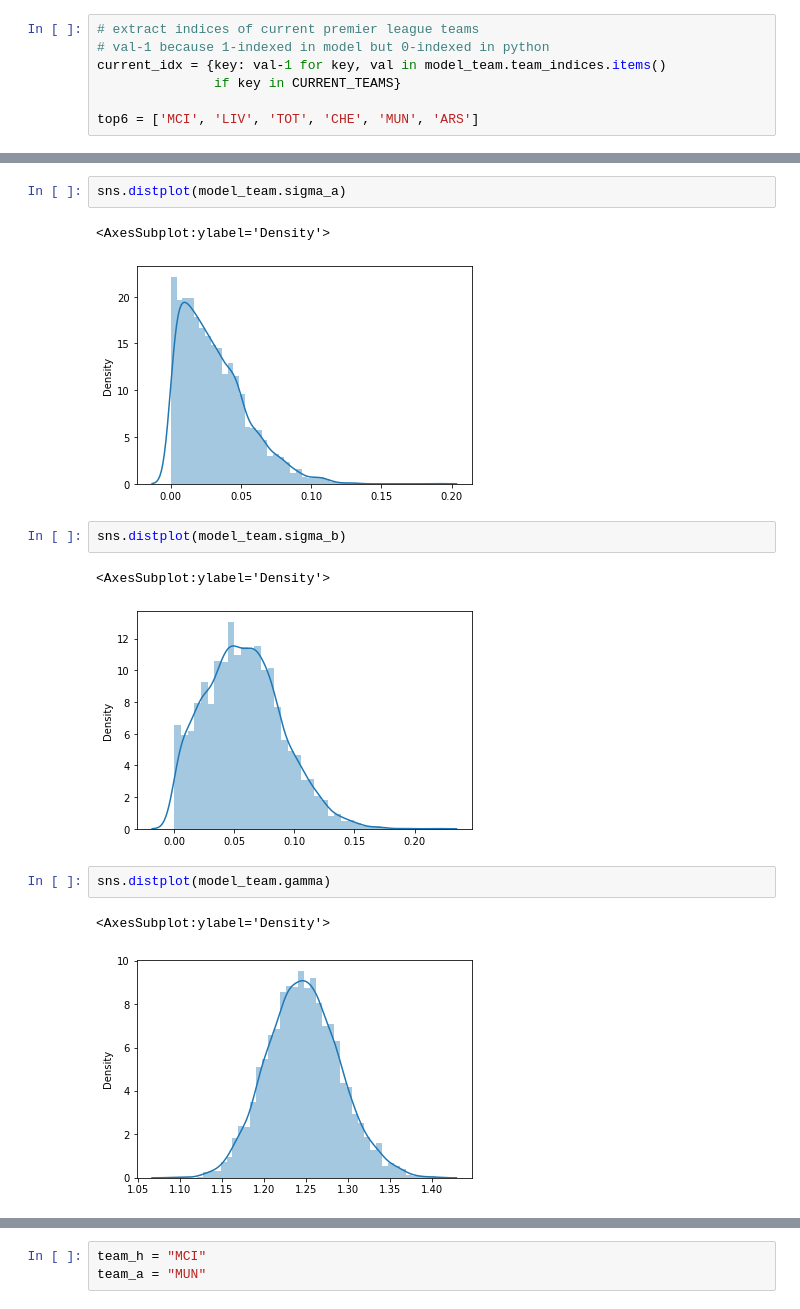
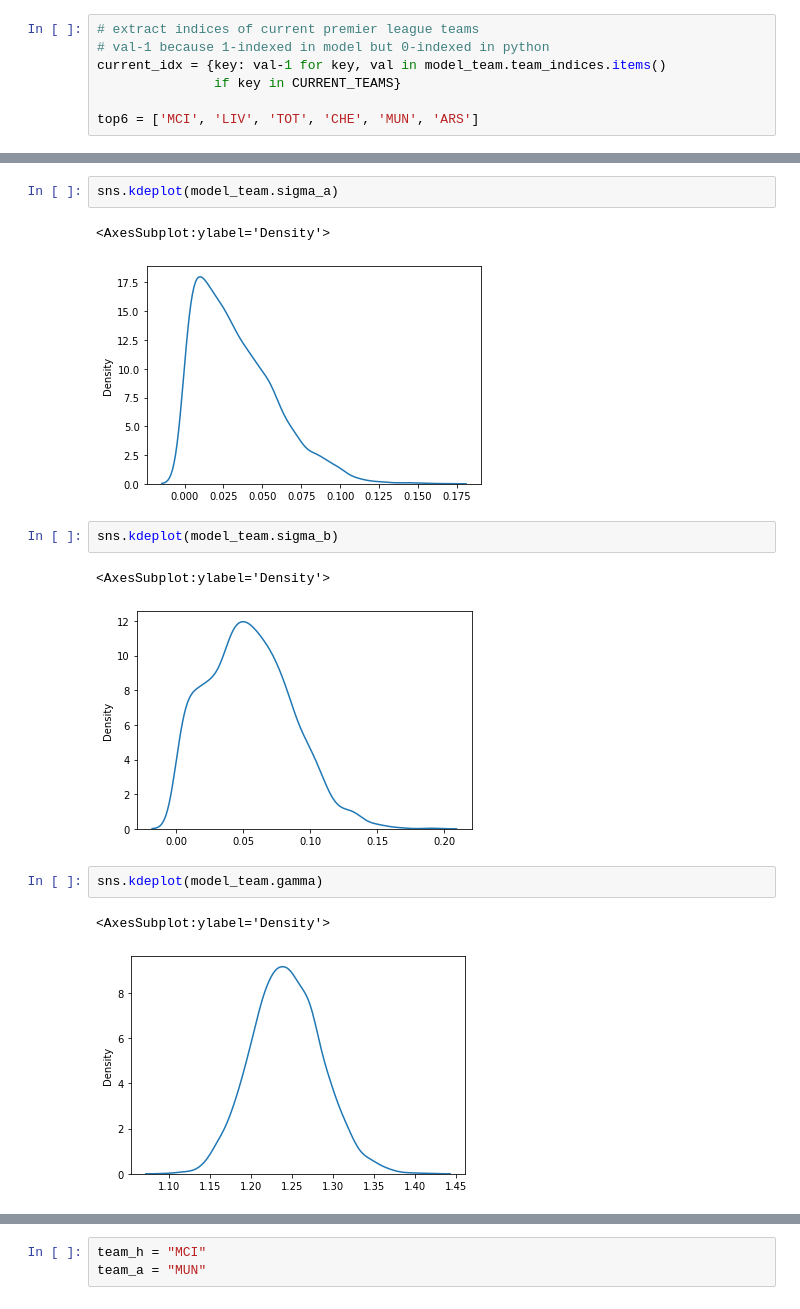
Before and after one commit to alan-turing-institute/AIrsenal, a Jupyter notebook: notebooks/team_model.ipynb, the cells around one changed output, grey strips where cells are left out. Cells and saved outputs as stored; diff of their text form.

```diff
--- a/notebooks/team_model.ipynb
+++ b/notebooks/team_model.ipynb
@@ -130,18 +130,18 @@ sns.distplot(model_team.beta_b_0)
 # %%
-sns.distplot(model_team.sigma_a)
+sns.kdeplot(model_team.sigma_a)
 # %% [output]
 <AxesSubplot:ylabel='Density'>
-[figure, old version]
+[figure, new version]
 # %%
-sns.distplot(model_team.sigma_b)
+sns.kdeplot(model_team.sigma_b)
 # %% [output]
 <AxesSubplot:ylabel='Density'>
-[figure, old version]
+[figure, new version]
 # %%
-sns.distplot(model_team.gamma)
+sns.kdeplot(model_team.gamma)
 # %% [output]
 <AxesSubplot:ylabel='Density'>
-[figure, old version]
+[figure, new version]
 # %%
 model_team.log_score()
 # %% [output]
```
Also changed, not shown: parts of 12 cells of this notebook.
